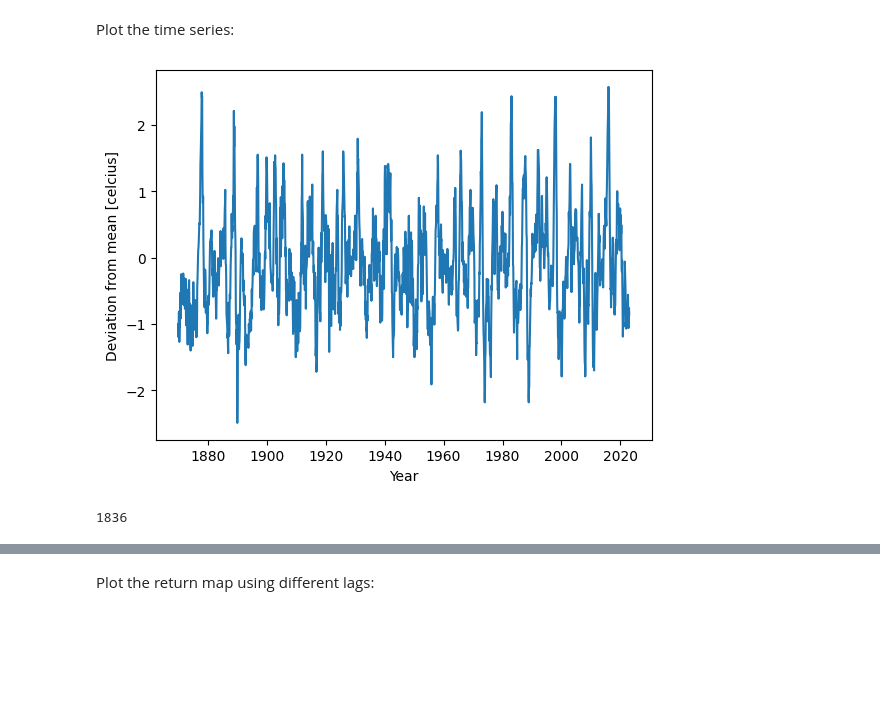
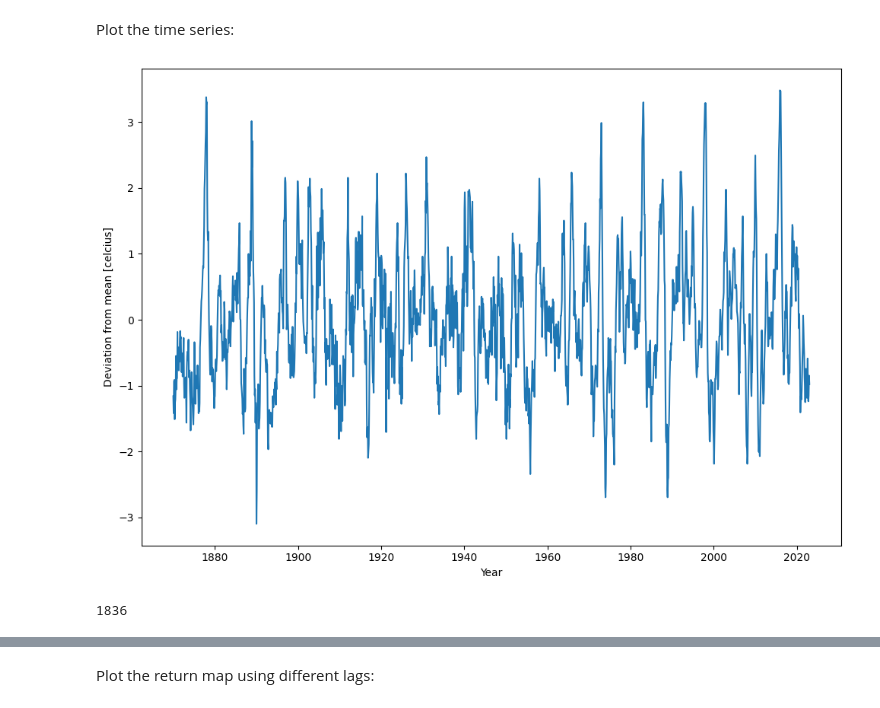
Before and after one commit to IsakEd/NLTSA, a Jupyter notebook: Exercise3.ipynb, the cells around one changed output, grey strips where cells are left out. Drawn from its saved outputs; the diff is of its cells as text; code cells hidden in the pictures; blank space fills up the shorter version.

```diff
--- a/Exercise3.ipynb
+++ b/Exercise3.ipynb
@@ -14,15 +14,16 @@ print(tempdiff := np.ndarray.flatten(data))
 # %% [markdown]
 Plot the time series:
 # %%
-flat_data = tempdiff
+flat_data = tempdiff - np.mean(tempdiff)
+flat_data = flat_data / np.std(flat_data)
 t = pd.date_range(start='1870-01-01',
                   end='2022-12-31',
                   periods=len(flat_data))
 plt.plot(t, flat_data)
 plt.xlabel("Year")
 plt.ylabel("Deviation from mean [celcius]")
 plt.show()
 print(len(flat_data))
 # %% [output]
-[figure, old version]
+[figure, new version]
 1836
```
Also changed, not shown: parts of 11 cells of this notebook, 3 other files.
